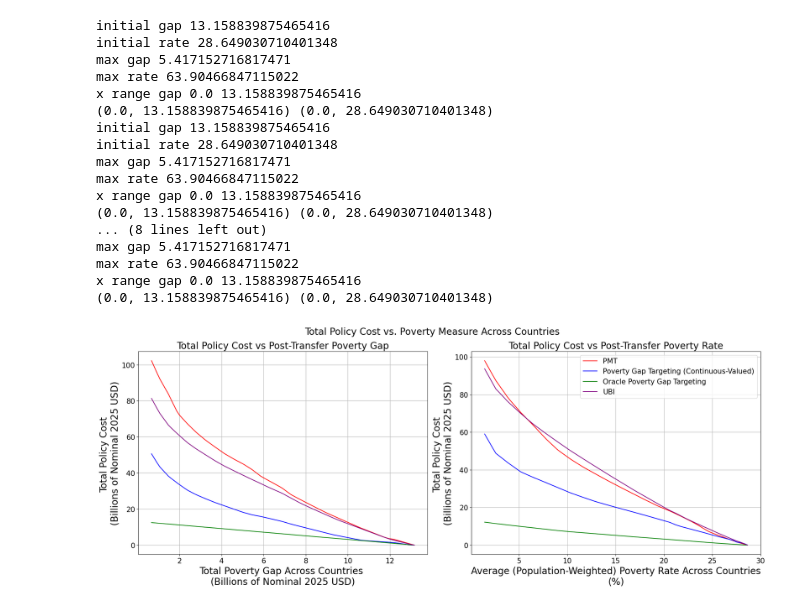
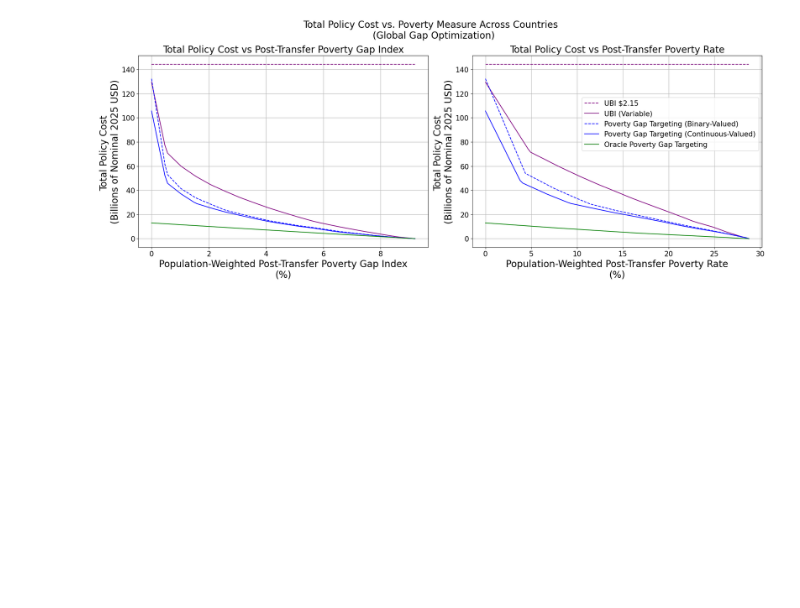
Before and after one commit to roshni714/poverty, a Jupyter notebook: dry_run/learn/paper-figure-2-headline.ipynb, the cells around one changed output. Saved outputs shown, nothing was run; the diff lists cells and outputs as text; code cells hidden in the pictures; blank space fills up the shorter version.

Commit message:
paper figures

```diff
--- a/dry_run/learn/paper-figure-2-headline.ipynb
+++ b/dry_run/learn/paper-figure-2-headline.ipynb
@@ -25,21 +5,6 @@ max rate 63.90466847115022
 # %%
-aggregate_plot_x_axis_population_weighted_poverty_measure(["malawi", "ethiopia", "nigeria", "togo", "uganda"], method_list, geo_extrapolation)
+countries = ["malawi", "ethiopia", "uganda", "nigeria", "togo"]
+method_list = ["ubi", "binary_gap", "continuous_gap", "oracle_gap"]
+aggregate_plot_x_axis_population_weighted_poverty_measure_global_gap(countries, method_list, geo_extrapolation=True, save_as = "paper-figure-2_headline")
 # %% [output]
-initial gap 13.158839875465416
-initial rate 28.649030710401348
-max gap 5.417152716817471
-max rate 63.90466847115022
-x range gap 0.0 13.158839875465416
-(0.0, 13.158839875465416) (0.0, 28.649030710401348)
-initial gap 13.158839875465416
-initial rate 28.649030710401348
-max gap 5.417152716817471
-max rate 63.90466847115022
-x range gap 0.0 13.158839875465416
-(0.0, 13.158839875465416) (0.0, 28.649030710401348)
-... (8 lines left out)
-max gap 5.417152716817471
-max rate 63.90466847115022
-x range gap 0.0 13.158839875465416
-(0.0, 13.158839875465416) (0.0, 28.649030710401348)
-[figure, old version]
+[figure, new version]
```
Also changed, not shown: parts of 2 cells of this notebook, 9 other files.
